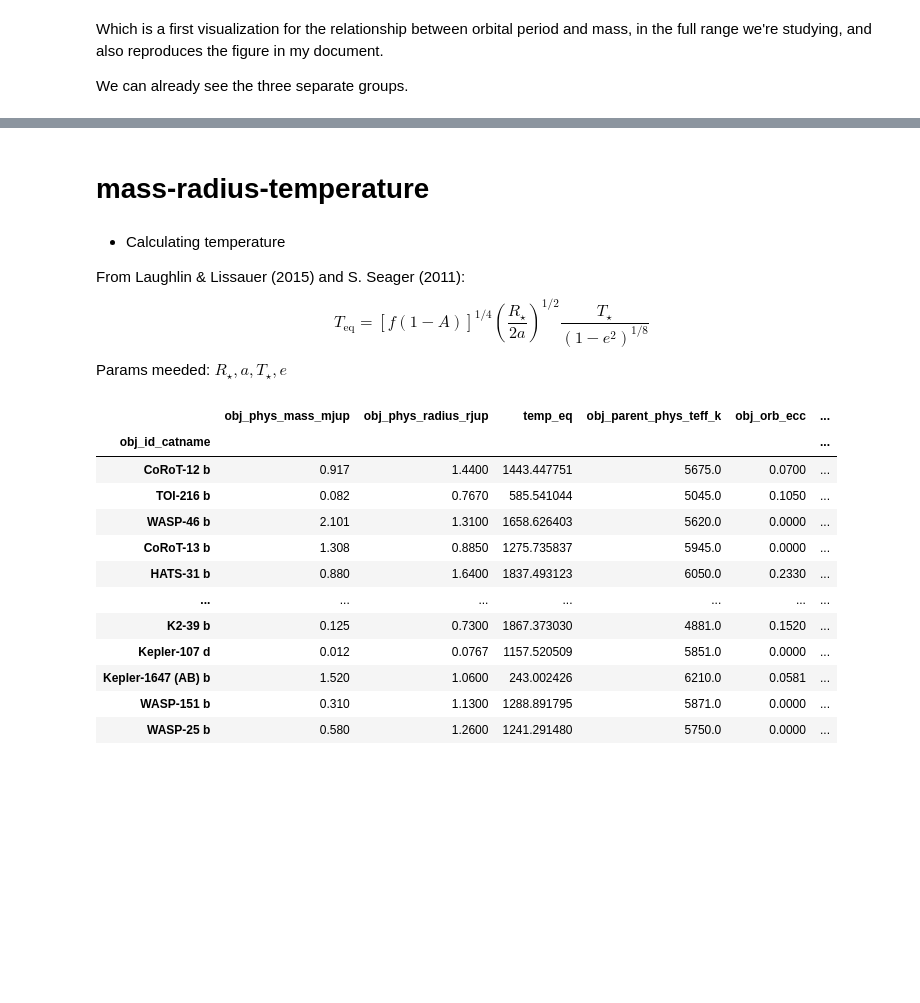
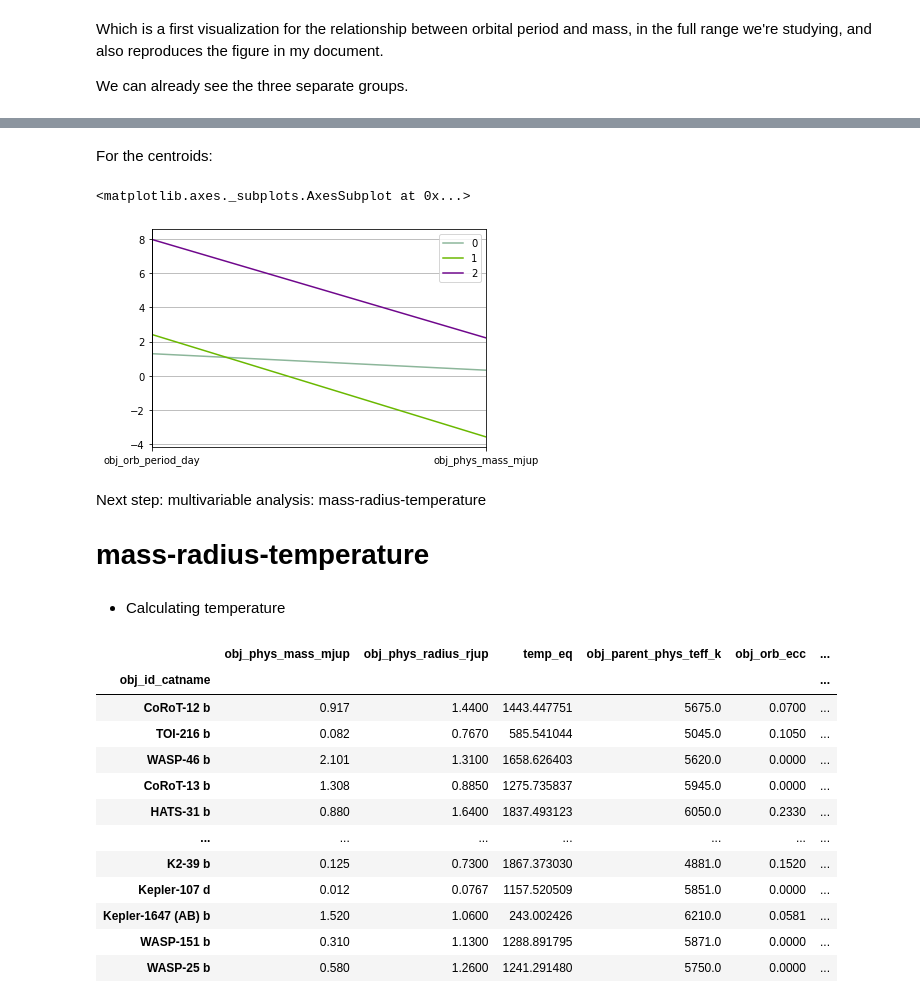
Before and after one commit to anaclb/exoplanets, a Jupyter notebook: read_file.ipynb, the cells around one changed output, grey strips where cells are left out. Drawn from its saved outputs; the diff is of its cells as text; code cells hidden in the pictures; blank space fills up the shorter version.

```diff
--- a/read_file.ipynb
+++ b/read_file.ipynb
@@ -122,13 +153,18 @@ Using a log scale, the three groups are easily found.
+# %% [markdown]
+For the centroids:
+# %%
+centroids = pd.DataFrame(kmeans.cluster_centers_, columns=d_US_MP.columns)
+centroids['cluster'] = centroids.index
+
+pd.plotting.parallel_coordinates(centroids,class_column='cluster',cols=['obj_orb_period_day','obj_phys_mass_mjup'])
+# %% [output]
+<matplotlib.axes._subplots.AxesSubplot at 0x...>
+[figure, added]
+# %% [markdown]
+Next step: multivariable analysis: mass-radius-temperature
+# mass-radius-temperature
 # %% [markdown]
-# mass-radius-temperature
+* Calculating temperature
-# %% [markdown]
-* Calculating temperature
-
-From Laughlin & Lissauer (2015) and  S. Seager (2011):
-$$
-T_{\mathrm{eq}}=[f(1-A)]^{1/4} \left(\frac{R_{\star}}{2 a}\right)^{1 / 2} \frac{T_{\star}}{\left(1-e^{2}\right)^{1 / 8}}
-$$
-Params meeded: $R_{\star}, a, T_{\star}, e$
 # %%
 param_Teff=['obj_phys_mass_mjup', 'obj_phys_radius_rjup',
            'obj_parent_phys_teff_k','obj_orb_ecc','obj_orb_a_au','obj_parent_phys_radius_rsun']
```
Also changed, not shown: parts of 7 cells of this notebook, 1 other file.
